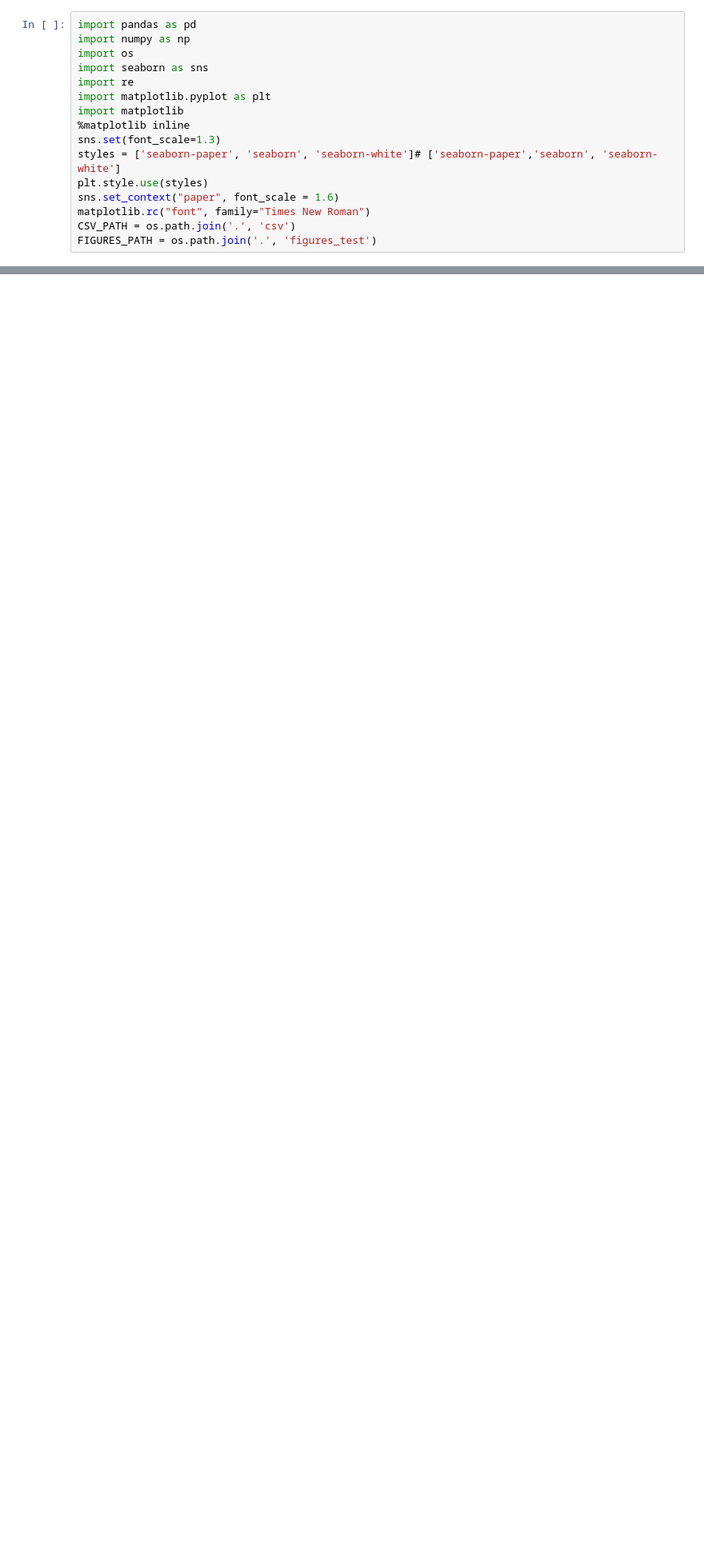
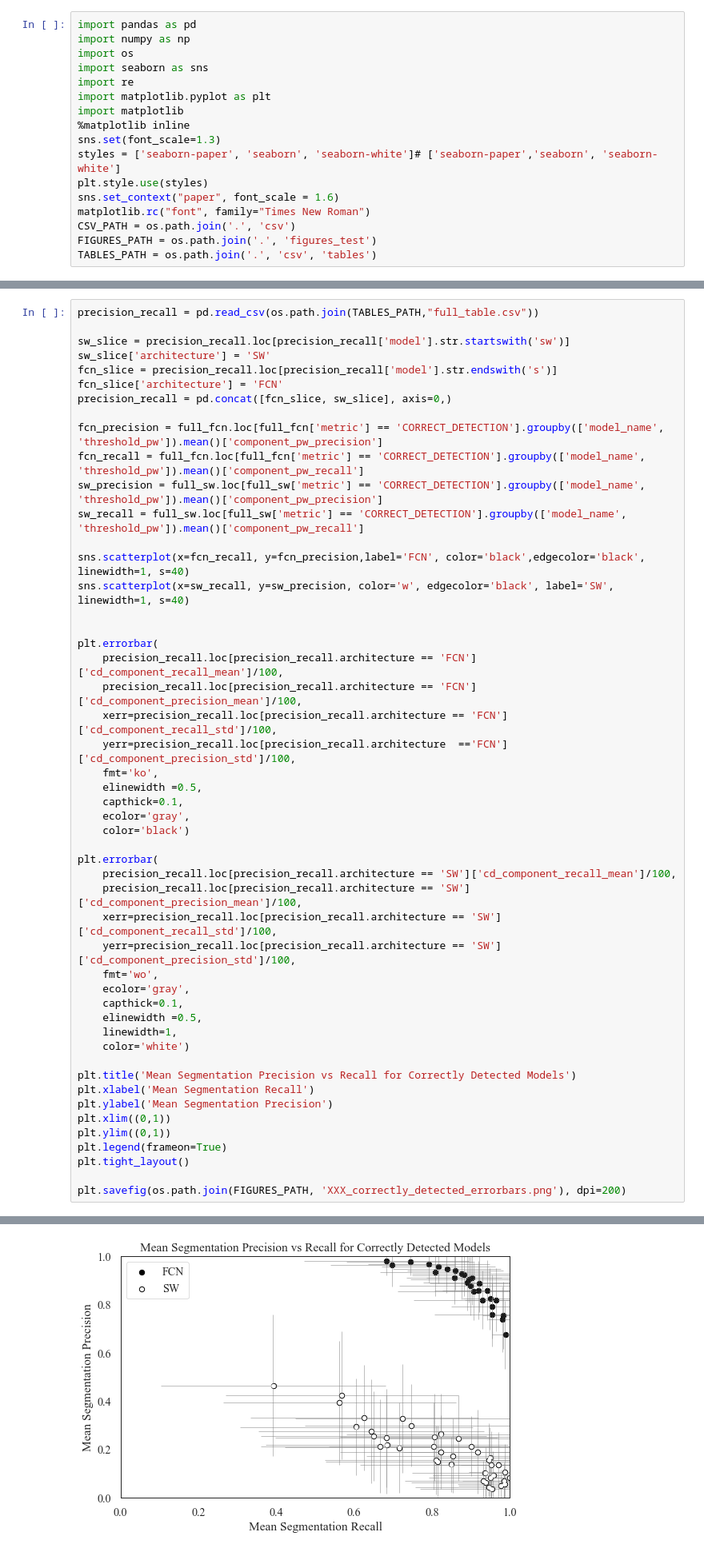
Before and after one commit to WencesVillegasMarset/deep_bud_detection_2d, a Jupyter notebook: PlotsClean.ipynb, the cells around one changed output, grey strips where cells are left out. Shown at 80% size. Saved outputs shown, nothing was run; the diff lists cells and outputs as text; blank space fills up the shorter version.

Commit message:
Updated plots with errorbar + script

```diff
--- a/PlotsClean.ipynb
+++ b/PlotsClean.ipynb
@@ -14,6 +14,7 @@ sns.set_context("paper", font_scale = 1.6)
 matplotlib.rc("font", family="Times New Roman")
 CSV_PATH = os.path.join('.', 'csv')
 FIGURES_PATH = os.path.join('.', 'figures_test')
+TABLES_PATH = os.path.join('.', 'csv', 'tables')
 # %%
 full_fcn = pd.read_csv(os.path.join(CSV_PATH, 'full_segmentation_metrics_discriminado_fcn.csv'))
 full_sw = pd.read_csv(os.path.join(CSV_PATH, 'full_segmentation_metrics_discriminado_sw.csv'))
@@ -467,0 +410,51 @@ seg_report.loc[seg_report.model_name.str.endswith('px')].sort_values('component_
+# %%
+precision_recall = pd.read_csv(os.path.join(TABLES_PATH,"full_table.csv"))
+
+sw_slice = precision_recall.loc[precision_recall['model'].str.startswith('sw')]
+sw_slice['architecture'] = 'SW'
+fcn_slice = precision_recall.loc[precision_recall['model'].str.endswith('s')]
+fcn_slice['architecture'] = 'FCN'
+precision_recall = pd.concat([fcn_slice, sw_slice], axis=0,)
+
+fcn_precision = full_fcn.loc[full_fcn['metric'] == 'CORRECT_DETECTION'].groupby(['model_name', 'threshold_pw']).mean()['component_pw_precision']
+fcn_recall = full_fcn.loc[full_fcn['metric'] == 'CORRECT_DETECTION'].groupby(['model_name', 'threshold_pw']).mean()['component_pw_recall']
+sw_precision = full_sw.loc[full_sw['metric'] == 'CORRECT_DETECTION'].groupby(['model_name', 'threshold_pw']).mean()['component_pw_precision']
+sw_recall = full_sw.loc[full_sw['metric'] == 'CORRECT_DETECTION'].groupby(['model_name', 'threshold_pw']).mean()['component_pw_recall']
+
+sns.scatterplot(x=fcn_recall, y=fcn_precision,label='FCN', color='black',edgecolor='black', linewidth=1, s=40)
+sns.scatterplot(x=sw_recall, y=sw_precision, color='w', edgecolor='black', label='SW', linewidth=1, s=40)
+
+
+plt.errorbar(
+    precision_recall.loc[precision_recall.architecture == 'FCN']['cd_component_recall_mean']/100,
+    precision_recall.loc[precision_recall.architecture == 'FCN']['cd_component_precision_mean']/100,
+    xerr=precision_recall.loc[precision_recall.architecture == 'FCN']['cd_component_recall_std']/100,
+    yerr=precision_recall.loc[precision_recall.architecture  =='FCN']['cd_component_precision_std']/100,
+    fmt='ko',
+    elinewidth =0.5,
+    capthick=0.1,
+    ecolor='gray',
+    color='black')
+
+plt.errorbar(
+    precision_recall.loc[precision_recall.architecture == 'SW']['cd_component_recall_mean']/100,
+    precision_recall.loc[precision_recall.architecture == 'SW']['cd_component_precision_mean']/100,
+    xerr=precision_recall.loc[precision_recall.architecture == 'SW']['cd_component_recall_std']/100,
+    yerr=precision_recall.loc[precision_recall.architecture == 'SW']['cd_component_precision_std']/100,
+    fmt='wo',
+    ecolor='gray',
+    capthick=0.1,
+    elinewidth =0.5,
+    linewidth=1,
+    color='white')
+
+plt.title('Mean Segmentation Precision vs Recall for Correctly Detected Models')
+plt.xlabel('Mean Segmentation Recall')
+plt.ylabel('Mean Segmentation Precision')
+plt.xlim((0,1))
+plt.ylim((0,1))
+plt.legend(frameon=True)
+plt.tight_layout()
+
+plt.savefig(os.path.join(FIGURES_PATH, 'XXX_correctly_detected_errorbars.png'), dpi=200)
+# %% [output]
@@ -467,0 +470 @@ seg_report.loc[seg_report.model_name.str.endswith('px')].sort_values('component_
+[figure, added]
```
Also changed, not shown: parts of 12 cells of this notebook, 5 other files.
